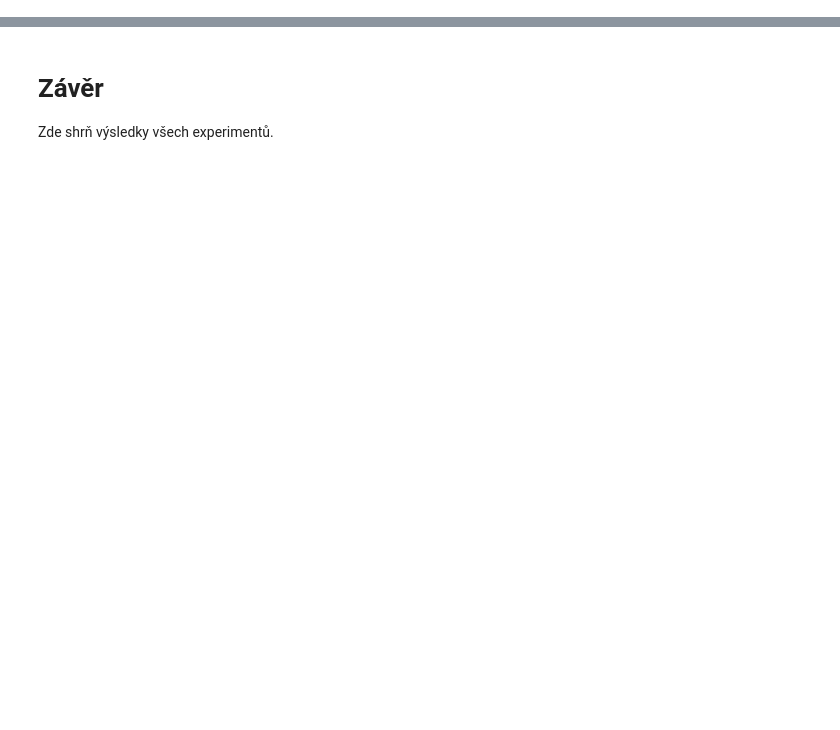
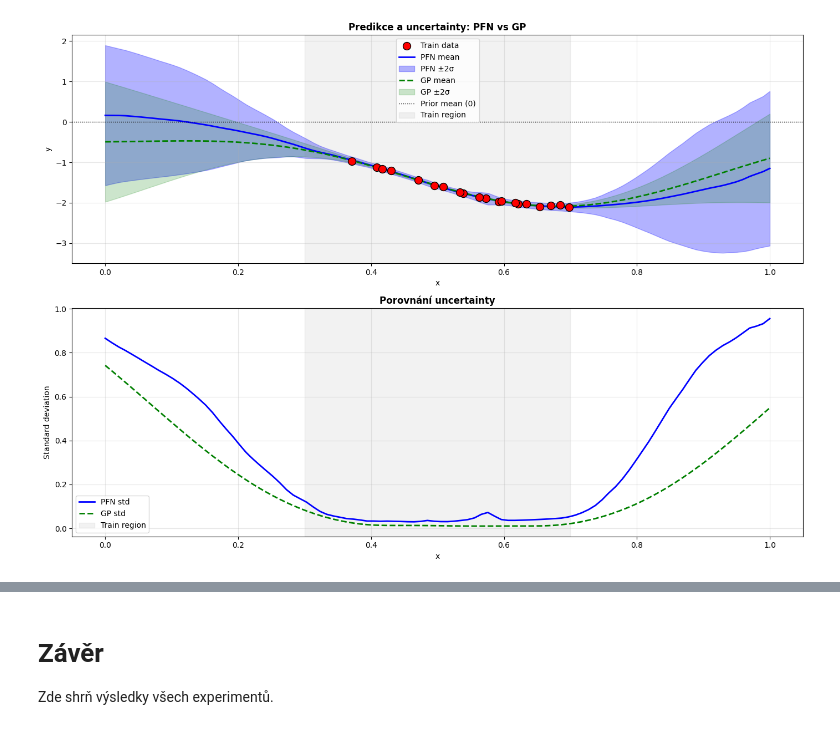
Before and after one commit to gulierus/VU_RG, a Jupyter notebook: experiments/PFN_RANDOM_HP_EXPERIMENTS.ipynb, the cells around one changed output, grey strips where cells are left out. Saved outputs shown, nothing was run; the diff lists cells and outputs as text; code cells hidden in the pictures; blank space fills up the shorter version.

```diff
--- a/experiments/PFN_RANDOM_HP_EXPERIMENTS.ipynb
+++ b/experiments/PFN_RANDOM_HP_EXPERIMENTS.ipynb
@@ -1653,0 +172,89 @@ EXPERIMENT 12: Vizuální porovnání predikcí
+# %%
+# =============================================
+# EXPERIMENT 1: Konvergence k prioru a variance
+# =============================================
+
+def test_prior_convergence_and_variance(model, hps, n_trials=10):
+    reset_seed()
+    results = []
+
+    for trial in range(n_trials):
+        batch = get_batch_for_gp(batch_size=1, seq_len=100, num_features=1, hyperparameters=hps)
+
+        train_mask = (batch.x[0, :, 0] >= 0.3) & (batch.x[0, :, 0] <= 0.7)
+        train_indices = torch.where(train_mask)[0][:20]
+
+        train_x = batch.x[0, train_indices]
+        train_y = batch.y[0, train_indices]
+        test_x = torch.linspace(0, 1, 100).unsqueeze(1).to(batch.x.device)
+
+        with torch.no_grad():
+            logits = model(train_x[None], train_y[None], test_x[None])
+        pfn_means = model.criterion.mean(logits)[0].cpu().numpy()
+        pfn_std = np.sqrt(model.criterion.variance(logits)[0].cpu().numpy())
+
+        kernel = ConstantKernel(hps['outputscale']) * RBF(length_scale=hps['lengthscale'])
+        gp = GaussianProcessRegressor(kernel=kernel, alpha=hps['noise'])
+        gp.fit(train_x.cpu().numpy(), train_y.cpu().numpy())
+        gp_mean, gp_std = gp.predict(test_x.cpu().numpy(), return_std=True)
+
+        results.append({
+            'test_x': test_x.cpu().numpy().flatten(),
+            'train_x': train_x.cpu().numpy().flatten(),
+            'train_y': train_y.cpu().numpy().flatten(),
+            'pfn_mean': pfn_means, 'pfn_std': pfn_std,
+            'gp_mean': gp_mean, 'gp_std': gp_std,
+        })
+
+    return results
+
+
+results = test_prior_convergence_and_variance(loaded_model, hps, n_trials=5)
+res = results[0]
+
+fig, axes = plt.subplots(2, 1, figsize=(14, 10))
+
+ax = axes[0]
+ax.scatter(res['train_x'], res['train_y'], c='red', s=100, zorder=10, label='Train data', edgecolors='black')
+ax.plot(res['test_x'], res['pfn_mean'], 'b-', lw=2, label='PFN mean')
+ax.fill_between(res['test_x'], res['pfn_mean']-2*res['pfn_std'], res['pfn_mean']+2*res['pfn_std'],
+                 alpha=0.3, color='blue', label='PFN ±2σ')
+ax.plot(res['test_x'], res['gp_mean'], 'g--', lw=2, label='GP mean')
+ax.fill_between(res['test_x'], res['gp_mean']-2*res['gp_std'], res['gp_mean']+2*res['gp_std'],
+                 alpha=0.2, color='green', label='GP ±2σ')
+ax.axhline(y=0, color='black', linestyle=':', lw=1, label='Prior mean (0)')
+ax.axvspan(0.3, 0.7, alpha=0.1, color='gray', label='Train region')
+ax.set_xlabel('x'); ax.set_ylabel('y')
+ax.set_title('Predikce a uncertainty: PFN vs GP', fontweight='bold')
+ax.legend(); ax.grid(True, alpha=0.3)
+
+ax = axes[1]
+ax.plot(res['test_x'], res['pfn_std'], 'b-', lw=2, label='PFN std')
+ax.plot(res['test_x'], res['gp_std'], 'g--', lw=2, label='GP std')
+ax.axvspan(0.3, 0.7, alpha=0.1, color='gray', label='Train region')
+ax.set_xlabel('x'); ax.set_ylabel('Standard deviation')
+ax.set_title('Porovnání uncertainty', fontweight='bold')
+ax.legend(); ax.grid(True, alpha=0.3)
+plt.tight_layout(); plt.show()
+
+print("\n=== TEST 1: Konvergence mean funkce ===")
+for i, res in enumerate(results):
+    far_mask = (res['test_x'] < 0.2) | (res['test_x'] > 0.8)
+    near_mask = (res['test_x'] >= 0.4) & (res['test_x'] <= 0.6)
+    train_mean = np.mean(res['train_y'])
+    print(f"Trial {i}: train_mean={train_mean:.2f}, "
+          f"PFN far={np.mean(res['pfn_mean'][far_mask]):.2f}, "
+          f"GP far={np.mean(res['gp_mean'][far_mask]):.2f}")
+
+print("\n=== TEST 2: Správnost variance ===")
+for i, res in enumerate(results):
+    corr = np.corrcoef(res['pfn_std'], res['gp_std'])[0, 1]
+    mse_std = np.mean((res['pfn_std'] - res['gp_std'])**2)
+    far_mask = (res['test_x'] < 0.2) | (res['test_x'] > 0.8)
+    near_mask = (res['test_x'] >= 0.4) & (res['test_x'] <= 0.6)
+    pfn_ratio = np.mean(res['pfn_std'][far_mask]) / np.mean(res['pfn_std'][near_mask])
+    gp_ratio = np.mean(res['gp_std'][far_mask]) / np.mean(res['gp_std'][near_mask])
+    print(f"Trial {i}: corr={corr:.4f}, MSE(std)={mse_std:.6f}, "
+          f"ratio PFN={pfn_ratio:.1f}, GP={gp_ratio:.1f}")
+# %% [output]
+[figure, added]
```
Also changed, not shown: parts of 46 cells of this notebook, 1 other file.
